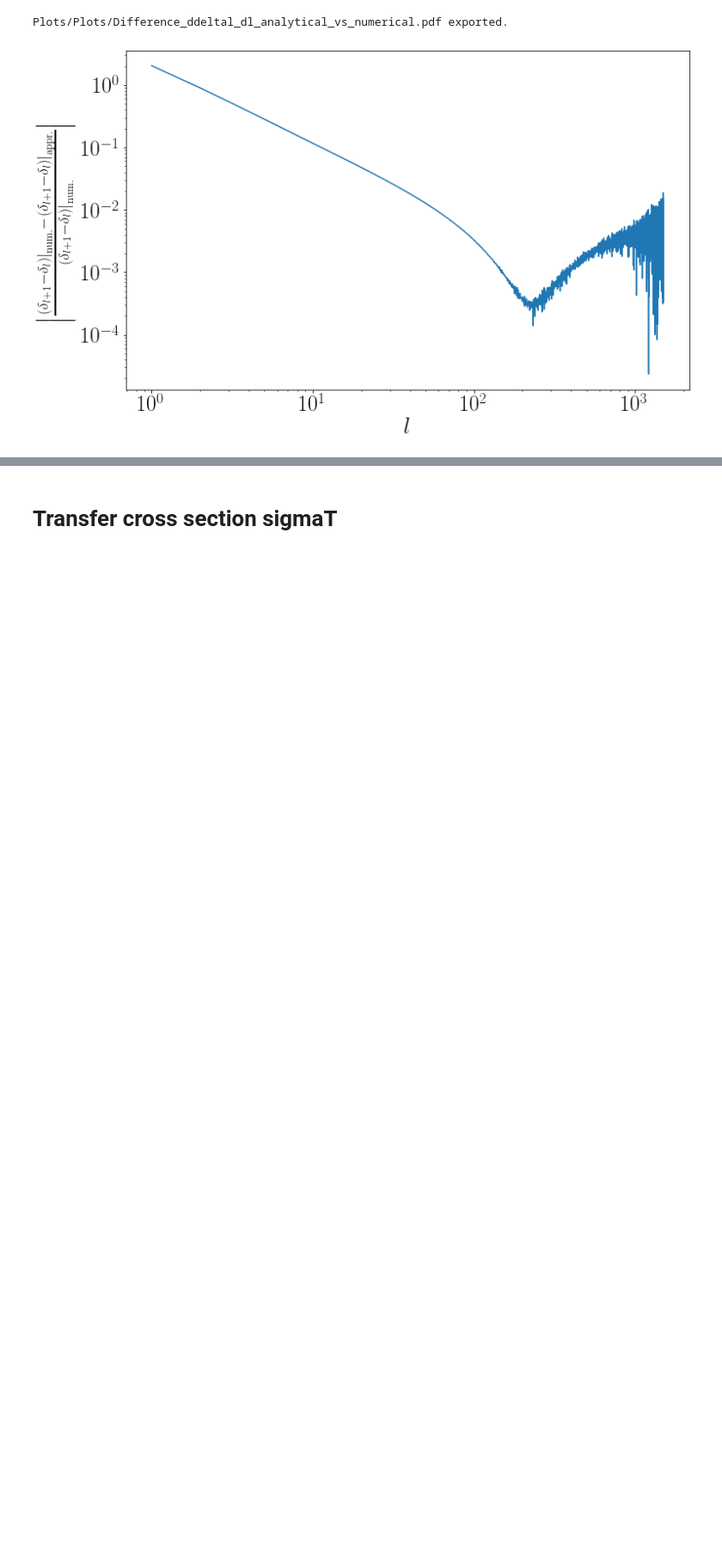
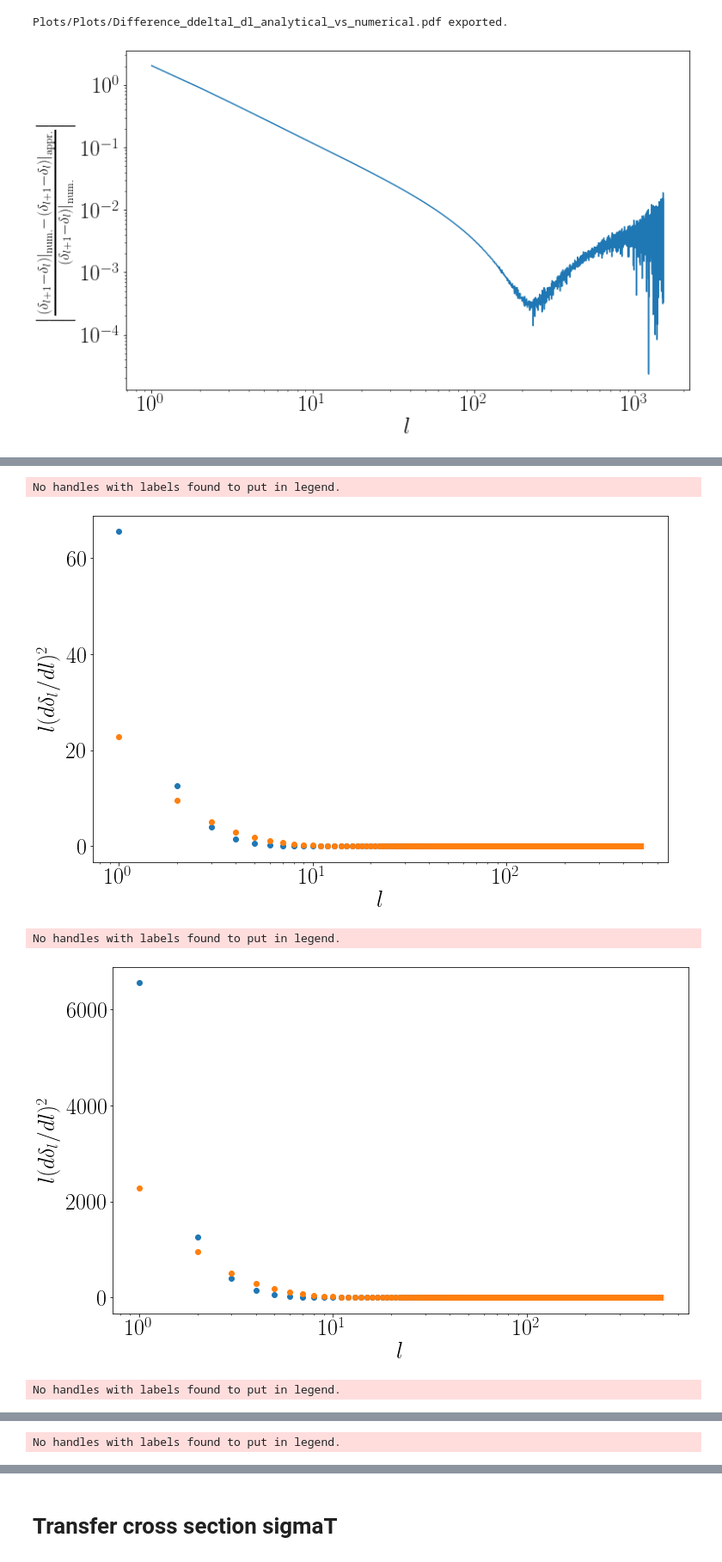
Before and after one commit to LauraSagunski/Self-interaction-cross-section, a Jupyter notebook: Integral_deltal.ipynb, the cells around one changed output, grey strips where cells are left out. Shown: that part at 86% size. Cells and saved outputs as stored; diff of their text form; code cells hidden in the pictures; blank space fills up the shorter version.

Commit message:
Worked on numerical integration.

```diff
--- a/Integral_deltal.ipynb
+++ b/Integral_deltal.ipynb
@@ -81,7 +81,8 @@ def U(potential,alphaX,mphi,r):
         prefactor=+1.
     elif potential=='repulsive':
         prefactor=-1.
-    U=prefactor*hbar*c*(alphaX/r)*np.exp(-(c/hbar)*mphi*r)
+    #U=prefactor*hbar*c*(alphaX/r)*np.exp(-(c/hbar)*mphi*r)
+    U=prefactor*(alphaX/r)*np.exp(-mphi*r)
     return U
 # %%
 def deltal(potential,alphaX,mX,mphi,l,v):
@@ -471,0 +600,17 @@ Plots/Plots/Difference_ddeltal_dl_analytical_vs_numerical.pdf exported.
+# %%
+def ddeltaldl_beta_appr(l,beta):
+    #_____Fixed parameters_____
+    potential='attractive'
+    alphaX=0.1
+    mphi=0.1 #GeV.
+    #_____Parameters chosen such that 2ab=10 (classical regime 2ab>>1)_____
+    mX=50.*beta
+    #print(mX)
+    v=(0.02/beta)*c #km/s
+    #print(v)
+    return ddeltal_dl_appr(potential,alphaX,mX,mphi,l,v)
+
+for beta in [1.,10.,100.,1000.]:
+    for l in [1]:
+        print(ddeltaldl_beta(l,beta))
+        print(ddeltaldl_beta_appr(l,beta))
@@ -471,0 +626,8 @@ Plots/Plots/Difference_ddeltal_dl_analytical_vs_numerical.pdf exported.
+# %%
+lvals=np.array([float(l) for l in range(0,len(deltaldata))]) #l=0,2,...,1500
+#print(lvals)
+[lmin,lmax]=[lvals[0],lvals[-1]]
+print([lmin,lmax])
+
+lvalsnew=np.array([l for l in range(1,500)]) #l=1,2,...,1500
+print(lvalsnew)
@@ -471,0 +652,21 @@ Plots/Plots/Difference_ddeltal_dl_analytical_vs_numerical.pdf exported.
+# %%
+for beta in [1.,10.,100.,1000.]:
+    pl.figure(figsize=(12,12/goldenratio)) #Sophia's plot size.
+    pl.plot(lvalsnew,[l*(ddeltaldl_beta(l,beta))**2. for l in lvalsnew],'o')
+    pl.plot(lvalsnew,[l*(ddeltaldl_beta_appr(l,beta))**2. for l in lvalsnew],'o')
+    pl.xscale('log')
+    #pl.yscale('log')
+    pl.xlabel(r'$l$',fontsize=fontsize)
+    #pl.ylim([10.**(-10.),10.**10.])
+    #pl.ylabel(r'$\Delta (\delta_{l+1}-\delta_{l})$',fontsize=fontsize)
+    pl.ylabel(r'$l (d \delta_{l} / d l)^2$',fontsize=fontsize)
+    pl.legend(loc='lower right',edgecolor='white',fontsize=legendfontsize)
+    #pl.savefig('Plots/Difference_ddeltal_dl_analytical_vs_numerical.pdf',bbox_inches='tight')
+    #print('Plots/Plots/Difference_ddeltal_dl_analytical_vs_numerical.pdf exported.')
+    pl.show()
+# %% [output]
+No handles with labels found to put in legend.
+[figure, added]
+No handles with labels found to put in legend.
+[figure, added]
+No handles with labels found to put in legend.
@@ -471,0 +674 @@ Plots/Plots/Difference_ddeltal_dl_analytical_vs_numerical.pdf exported.
+No handles with labels found to put in legend.
```
Also changed, not shown: parts of 9 cells of this notebook.
